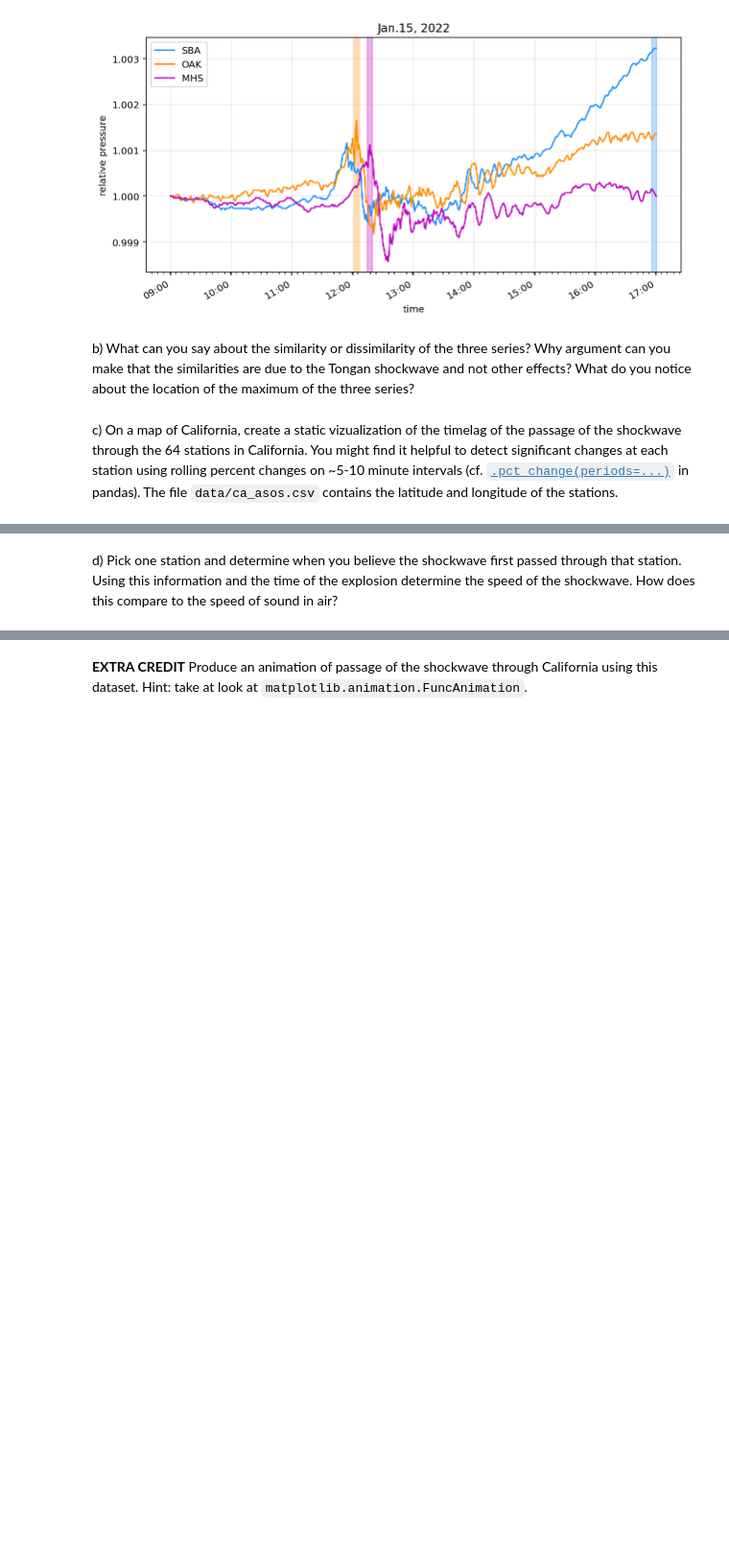
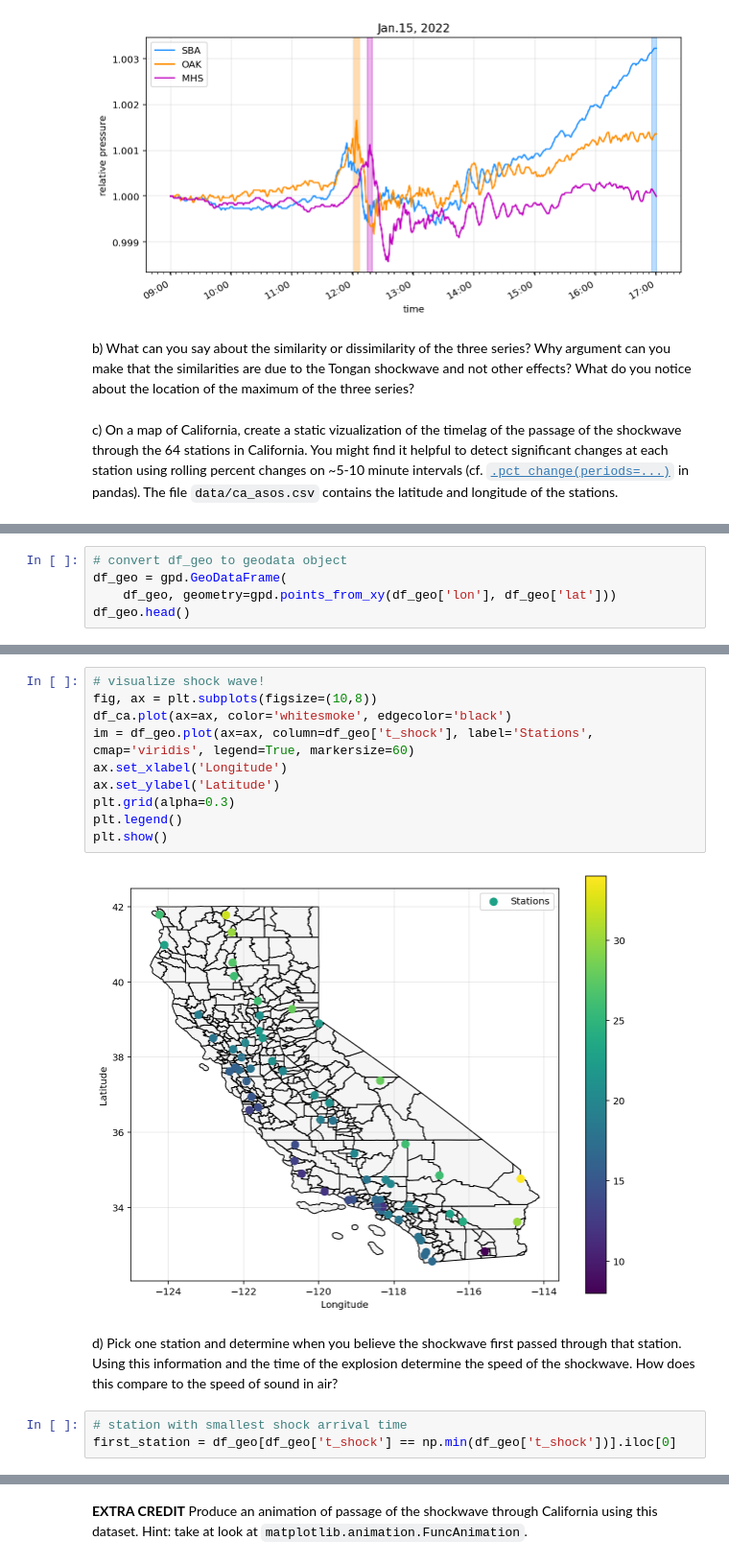
Before and after one commit to yanglyu902/UCB-AY250-HW, a Jupyter notebook: hw_2/hw_2.ipynb, the cells around one changed output, grey strips where cells are left out. Shown at 96% size. Drawn from its saved outputs; the diff is of its cells as text; blank space fills up the shorter version.

```diff
--- a/hw_2/hw_2.ipynb
+++ b/hw_2/hw_2.ipynb
@@ -82,0 +156,5 @@ c) On a map of California, create a static vizualization of the timelag of the p
+# %%
+# convert df_geo to geodata object
+df_geo = gpd.GeoDataFrame(
+    df_geo, geometry=gpd.points_from_xy(df_geo['lon'], df_geo['lat']))
+df_geo.head()
@@ -83,2 +168,17 @@ c) On a map of California, create a static vizualization of the timelag of the p
+# %%
+# visualize shock wave!
+fig, ax = plt.subplots(figsize=(10,8))
+df_ca.plot(ax=ax, color='whitesmoke', edgecolor='black')
+im = df_geo.plot(ax=ax, column=df_geo['t_shock'], label='Stations', cmap='viridis', legend=True, markersize=60)
+ax.set_xlabel('Longitude')
+ax.set_ylabel('Latitude')
+plt.grid(alpha=0.3)
+plt.legend()
+plt.show()
+# %% [output]
+[figure, added]
 # %% [markdown]
 d) Pick one station and determine when you believe the shockwave first passed through that station. Using this information and the time of the explosion determine the speed of the shockwave. How does this compare to the speed of sound in air?
+# %%
+# station with smallest shock arrival time
+first_station = df_geo[df_geo['t_shock'] == np.min(df_geo['t_shock'])].iloc[0]
```
Also changed, not shown: parts of 18 cells of this notebook.
